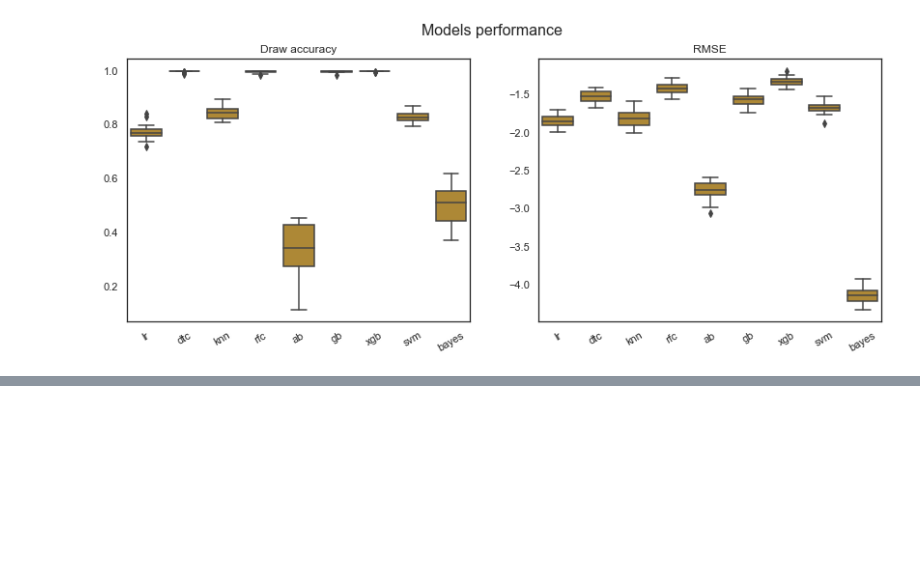
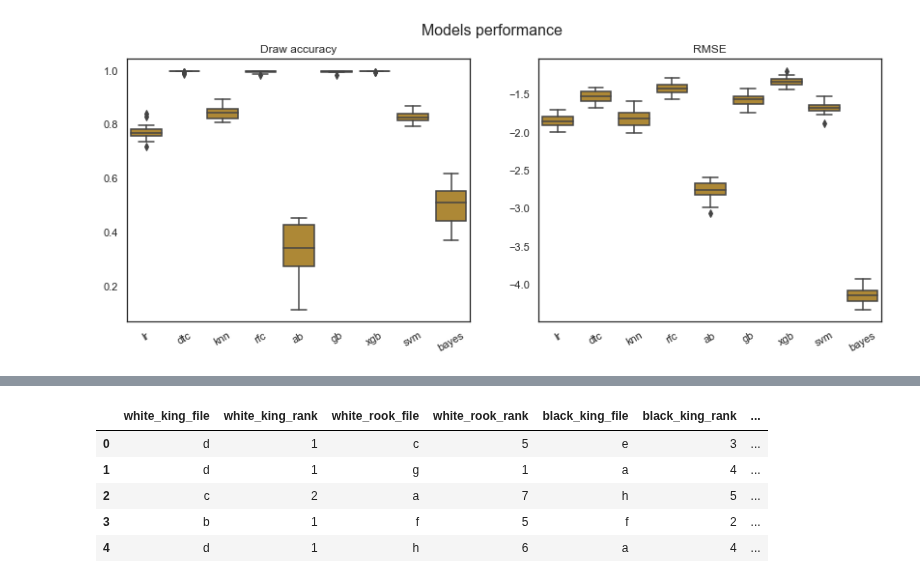
Before and after one commit to wi1lku/Introduction-to-machine-learning-, a Jupyter notebook: project1/Model_selection.ipynb, the cells around one changed output, grey strips where cells are left out. Cells and saved outputs as stored; diff of their text form; code cells hidden in the pictures; blank space fills up the shorter version.

```diff
--- a/project1/MS2_Project1.ipynb
+++ b/project1/Model_selection.ipynb
@@ -784,0 +869,12 @@ plt.show()
+# %%
+df_train_add = pd.read_csv("train_data_add.csv", index_col = 0)
+df_test_add = pd.read_csv("test_data_add.csv", index_col = 0)
+# %%
+df_train_add.head()
+# %% [output]
+|  | white_king_file | white_king_rank | white_rook_file | white_rook_rank | black_king_file | black_king_rank | ... |
+| 0 | d | 1 | c | 5 | e | 3 | ... |
+| 1 | d | 1 | g | 1 | a | 4 | ... |
+| 2 | c | 2 | a | 7 | h | 5 | ... |
+| 3 | b | 1 | f | 5 | f | 2 | ... |
+| 4 | d | 1 | h | 6 | a | 4 | ... |
```
Also changed, not shown: parts of 19 cells of this notebook, 7 other files.
